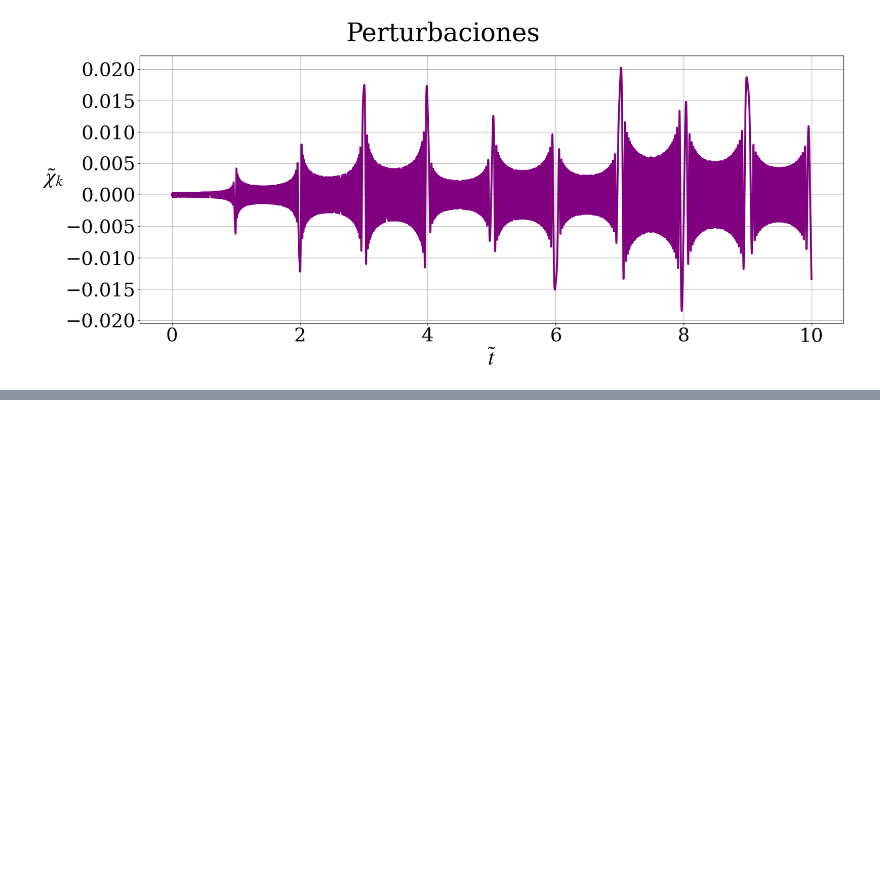
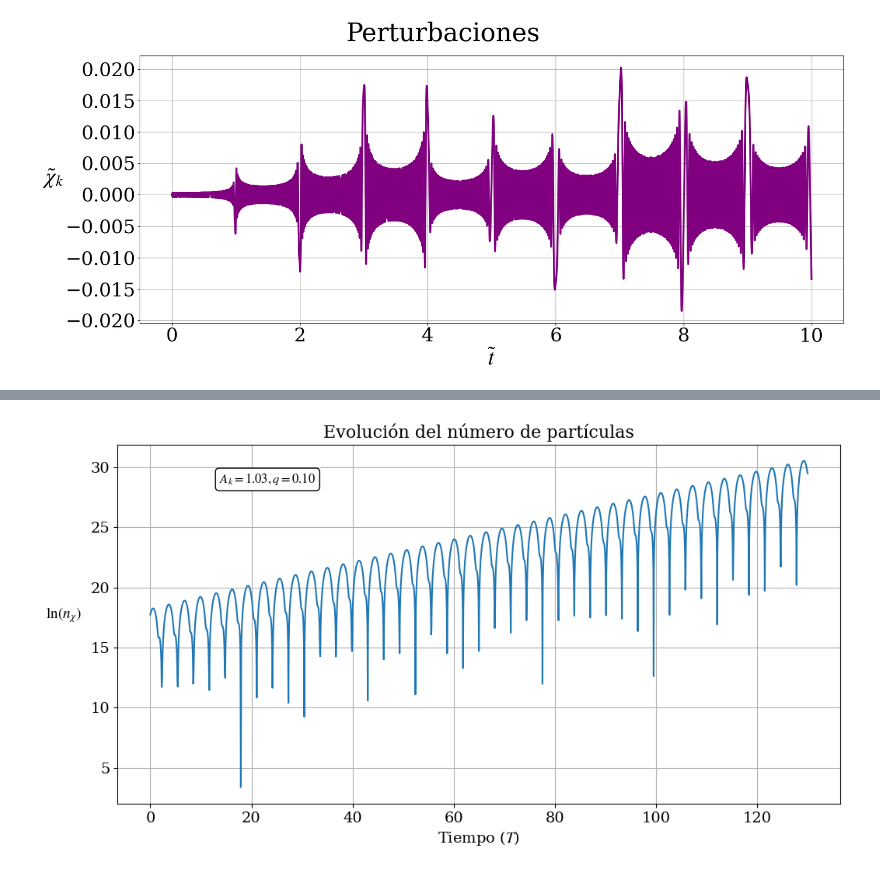
Before and after one commit to TomasCiccarella/Tesis, a Jupyter notebook: Mathieu/m2phi2/m2phi2_expansion.ipynb, the cells around one changed output, grey strips where cells are left out. Saved outputs shown, nothing was run; the diff lists cells and outputs as text; code cells hidden in the pictures; blank space fills up the shorter version.

```diff
--- a/Mathieu/m2phi2/m2phi2_expansion.ipynb
+++ b/Mathieu/m2phi2/m2phi2_expansion.ipynb
@@ -160,0 +220,65 @@ plt.savefig("Mathieu_background", format='pdf')
+# %%
+import numpy as np
+import matplotlib.pyplot as plt
+from scipy.integrate import solve_ivp
+
+# Parámetros iniciales
+T0, Tf = 0, 130           # Intervalo de tiempo
+q = 0.1                   # Parámetro q de MathieU (modificar para resonancia estrecha/ancha)
+Ak = 1.03                 # Parámetro A_k de Mathieu
+phi_0 = 1.0               # Amplitud inicial del campo inflatón (definir valor)
+
+g = 1e8                   # Constante de acoplamiento (definir valor)
+
+# Definimos la ecuación diferencial Mathieu en forma de sistema de primer orden
+def mathieu(t, y, Ak, q):
+    u, v = y
+    du_dt = v
+    dv_dt = - (Ak - 2 * q * np.cos(2 * t)) * u
+    return [du_dt, dv_dt]
+
+# Condiciones iniciales para y y y'
+u0 = 1.0                  # Por ejemplo, u(0) = 1
+v0 = 1.0                  # y'(0) = 0
+
+# Obtener masa y número de onda k
+m = g / 2 * phi_0 * np.sqrt(q)
+k = np.sqrt(Ak - 2 * q) * m
+
+# Resolver la ecuación diferencial
+sol = solve_ivp(mathieu, [T0, Tf], [u0, v0], args=(Ak, q), rtol=1e-8, atol=1e-8, dense_output=True)
+T = sol.t
+y = sol.y[0]
+y_prime = sol.y[1]
+
+# Campo inflatón como potencial armónico simple
+phi = phi_0 * np.cos(T)
+
+# Suponemos a(t) = 1 (o constante) para simplicidad, definir si deseás variable
+a = 1.0
+
+# Frecuencia del campo hijo (chi)
+Omega_chi = np.sqrt((k**2 / a**2) + (g**2 * phi**2))
+
+# Número de partículas (ocupación) del campo hijo
+n = 1 / (2 * Omega_chi) * (np.abs(y_prime)**2 + Omega_chi**2 * np.abs(y)**2) - 0.5
+
+# Graficar ln(n)
+plt.plot(T, np.log(np.abs(n)))
+plt.xlabel(r'Tiempo ($T$)')
+plt.ylabel(r'$\ln (n_\chi)$', labelpad=25, rotation='horizontal')
+plt.title('Evolución del número de partículas')
+plt.yscale('linear')
+plt.grid(True)
+
+# Insertar caja con parámetros en la gráfica
+xmin, xmax = plt.xlim()
+ymin, ymax = plt.ylim()
+plt.text(x=0.1 * xmax, y=0.9 * ymax,
+         s=rf'$A_k = {Ak:.2f}, q = {q:.2f}$',
+         fontsize=12,
+         bbox=dict(facecolor='white', edgecolor='black', boxstyle='round,pad=0.3'))
+
+plt.show()
+# %% [output]
+[figure, added]
```
Also changed, not shown: parts of 8 cells of this notebook, 23 other files.
